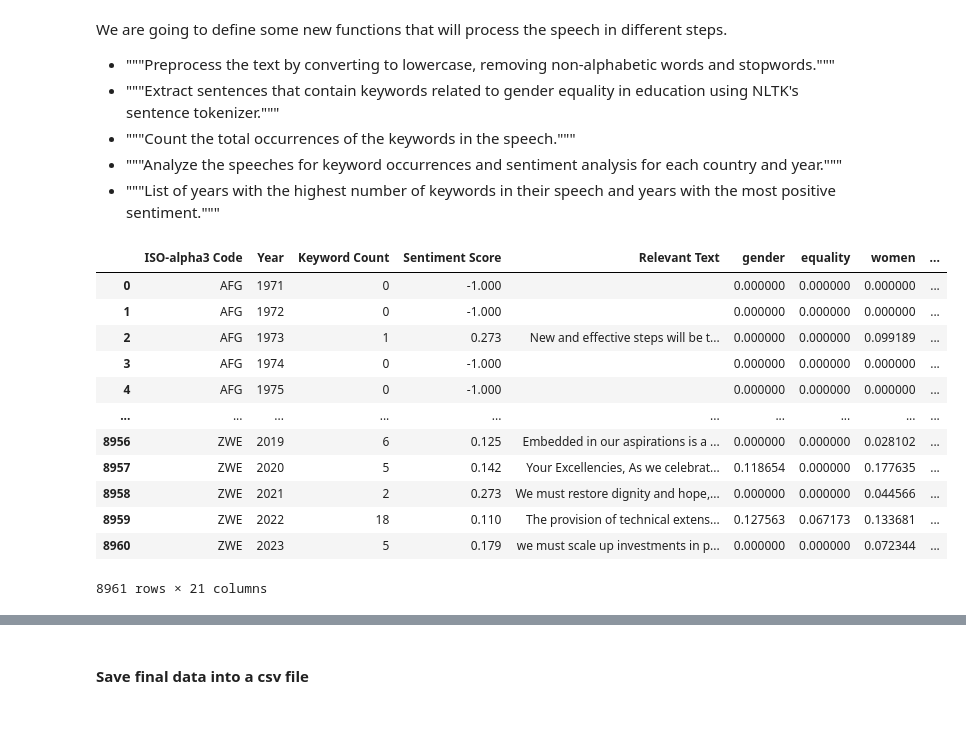
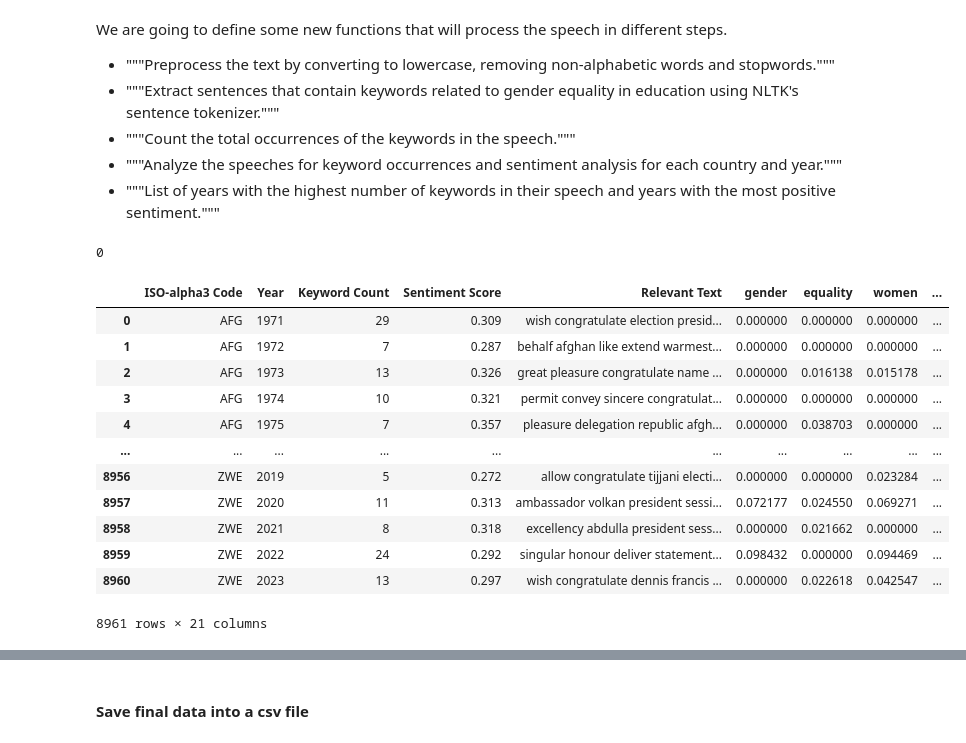
Before and after one commit to meralegre/DSAss1, a Jupyter notebook: speech_analysis.ipynb, the cells around one changed output, grey strips where cells are left out. Drawn from its saved outputs; the diff is of its cells as text; code cells hidden in the pictures.

```diff
--- a/speech_analysis.ipynb
+++ b/speech_analysis.ipynb
@@ -12,7 +12,7 @@ sessions = np.arange(25, 79)
 data=[]
 for session in sessions:
     # directory = "./TXT/Session "+str(session)+" - "+str(1945+session)
-    directory = f"C:/Users/Jan/Downloads/TXT/Session {session} - {1945+session}"
+    directory = f"./TXT/Session {session} - {1945+session}"
     for filename in os.listdir(directory):
         # f = open(os.path.join(directory, filename))
         with open(os.path.join(directory, filename), encoding="utf8") as f:
@@ -213,10 +212,17 @@ freq.plot(30)
 # %%
 keywords = [
     'gender equality', 'women education', 'girls education', 'equal access to education',
-    'education for girls', 'gender parity', 'gender balance', 'gender equity',
-    'gender discrimination', 'gender gap', 'women\'s rights', 'female education',
-    'education for women', 'girls\' schooling', 'women\'s education', 'educational access for girls',
-    'educational equality', 'education', 'gender', 'women', 'parity', 'girls'
+    'education for girls', 'gender parity', 'gender balance', 'gender equity', 'gender discrimination',
+    'gender gap', 'women\'s rights', 'female education', 'education for women', 'girls\' schooling',
+    'women\'s education', 'educational access for girls', 'educational equality', 'education',
+    'gender', 'women', 'parity', 'girls', 'empowerment of women', 'gender mainstreaming',
+    'gender-based violence', 'equal opportunity', 'gender inclusion', 'female empowerment',
+    'gender disparity', 'women\'s empowerment', 'discrimination against women',
+    'access to education', 'girls\' empowerment', 'female leadership', 'women in leadership',
+    'women and girls', 'education for all', 'inclusive education', 'equal rights', 'gender justice',
+    'youth education', 'girls\' rights', 'equality in education', 'gender sensitive', 'girls\' access to education',
+    'empowerment', 'rights', 'justice', 'justice', 'disparities', 'equity', 'child', 'children',
+    'access', 'equality',
 ]
 
 #keywords = ["gender equality", "education", "gender", 'women', "parity", "girls", "girls' education"]
@@ -334,3 +416,9 @@ df_results = analyze_speech(df_merged)
+# %%
+df_results2 = analyze_speech2(df_merged)
+# %%
+df_results2['Relevant Text'].isnull().sum()
+# %% [output]
+0
 # %%
 from sklearn.feature_extraction.text import TfidfVectorizer
 
@@ -338,10 +426,10 @@ from sklearn.feature_extraction.text import TfidfVectorizer
 vectorizer = TfidfVectorizer()
 
 # Fit and transform the 'Relevant Text' column
-tfidf_matrix = vectorizer.fit_transform(df_final['Relevant Text'])
+tfidf_matrix = vectorizer.fit_transform(df_results2['Relevant Text'])
 
 # Convert the TF-IDF matrix to a DataFrame
-tfidf_df = pd.DataFrame(tfidf_matrix.toarray(), index=df_final.index, columns=vectorizer.get_feature_names_out())
+tfidf_df = pd.DataFrame(tfidf_matrix.toarray(), index=df_results2.index, columns=vectorizer.get_feature_names_out())
 
 words = [
     'gender', 'equality', 'women', 'education', 'girls', 'equal',
@@ -353,22 +441,22 @@ words = [
 tfidf_df = tfidf_df[words]
 # %%
 # Concatenate the original DataFrame with the TF-IDF DataFrame
-tfidf_df = pd.concat([df_results, tfidf_df], axis=1)
+tfidf_df = pd.concat([df_results2, tfidf_df], axis=1)
 
 tfidf_df
 # %% [output]
 |  | ISO-alpha3 Code | Year | Keyword Count | Sentiment Score | Relevant Text | gender | equality | women | ... |
-| 0 | AFG | 1971 | 0 | -1.000 |  | 0.000000 | 0.000000 | 0.000000 | ... |
-| 1 | AFG | 1972 | 0 | -1.000 |  | 0.000000 | 0.000000 | 0.000000 | ... |
-| 2 | AFG | 1973 | 1 | 0.273 | New and effective steps will be t... | 0.000000 | 0.000000 | 0.099189 | ... |
-| 3 | AFG | 1974 | 0 | -1.000 |  | 0.000000 | 0.000000 | 0.000000 | ... |
-| 4 | AFG | 1975 | 0 | -1.000 |  | 0.000000 | 0.000000 | 0.000000 | ... |
+| 0 | AFG | 1971 | 29 | 0.309 | wish congratulate election presid... | 0.000000 | 0.000000 | 0.000000 | ... |
+| 1 | AFG | 1972 | 7 | 0.287 | behalf afghan like extend warmest... | 0.000000 | 0.000000 | 0.000000 | ... |
+| 2 | AFG | 1973 | 13 | 0.326 | great pleasure congratulate name ... | 0.000000 | 0.016138 | 0.015178 | ... |
+| 3 | AFG | 1974 | 10 | 0.321 | permit convey sincere congratulat... | 0.000000 | 0.000000 | 0.000000 | ... |
+| 4 | AFG | 1975 | 7 | 0.357 | pleasure delegation republic afgh... | 0.000000 | 0.038703 | 0.000000 | ... |
 | ... | ... | ... | ... | ... | ... | ... | ... | ... | ... |
-| 8956 | ZWE | 2019 | 6 | 0.125 | Embedded in our aspirations is a ... | 0.000000 | 0.000000 | 0.028102 | ... |
-| 8957 | ZWE | 2020 | 5 | 0.142 | Your Excellencies, As we celebrat... | 0.118654 | 0.000000 | 0.177635 | ... |
-| 8958 | ZWE | 2021 | 2 | 0.273 | We must restore dignity and hope,... | 0.000000 | 0.000000 | 0.044566 | ... |
-| 8959 | ZWE | 2022 | 18 | 0.110 | The provision of technical extens... | 0.127563 | 0.067173 | 0.133681 | ... |
-| 8960 | ZWE | 2023 | 5 | 0.179 | we must scale up investments in p... | 0.000000 | 0.000000 | 0.072344 | ... |
+| 8956 | ZWE | 2019 | 5 | 0.272 | allow congratulate tijjani electi... | 0.000000 | 0.000000 | 0.023284 | ... |
+| 8957 | ZWE | 2020 | 11 | 0.313 | ambassador volkan president sessi... | 0.072177 | 0.024550 | 0.069271 | ... |
+| 8958 | ZWE | 2021 | 8 | 0.318 | excellency abdulla president sess... | 0.000000 | 0.021662 | 0.000000 | ... |
+| 8959 | ZWE | 2022 | 24 | 0.292 | singular honour deliver statement... | 0.098432 | 0.000000 | 0.094469 | ... |
+| 8960 | ZWE | 2023 | 13 | 0.297 | wish congratulate dennis francis ... | 0.000000 | 0.022618 | 0.042547 | ... |
 8961 rows × 21 columns
 # %%
 def highest_keyword_sentiment(df_results):
```
Also changed, not shown: parts of 15 cells of this notebook, 1 other file.
